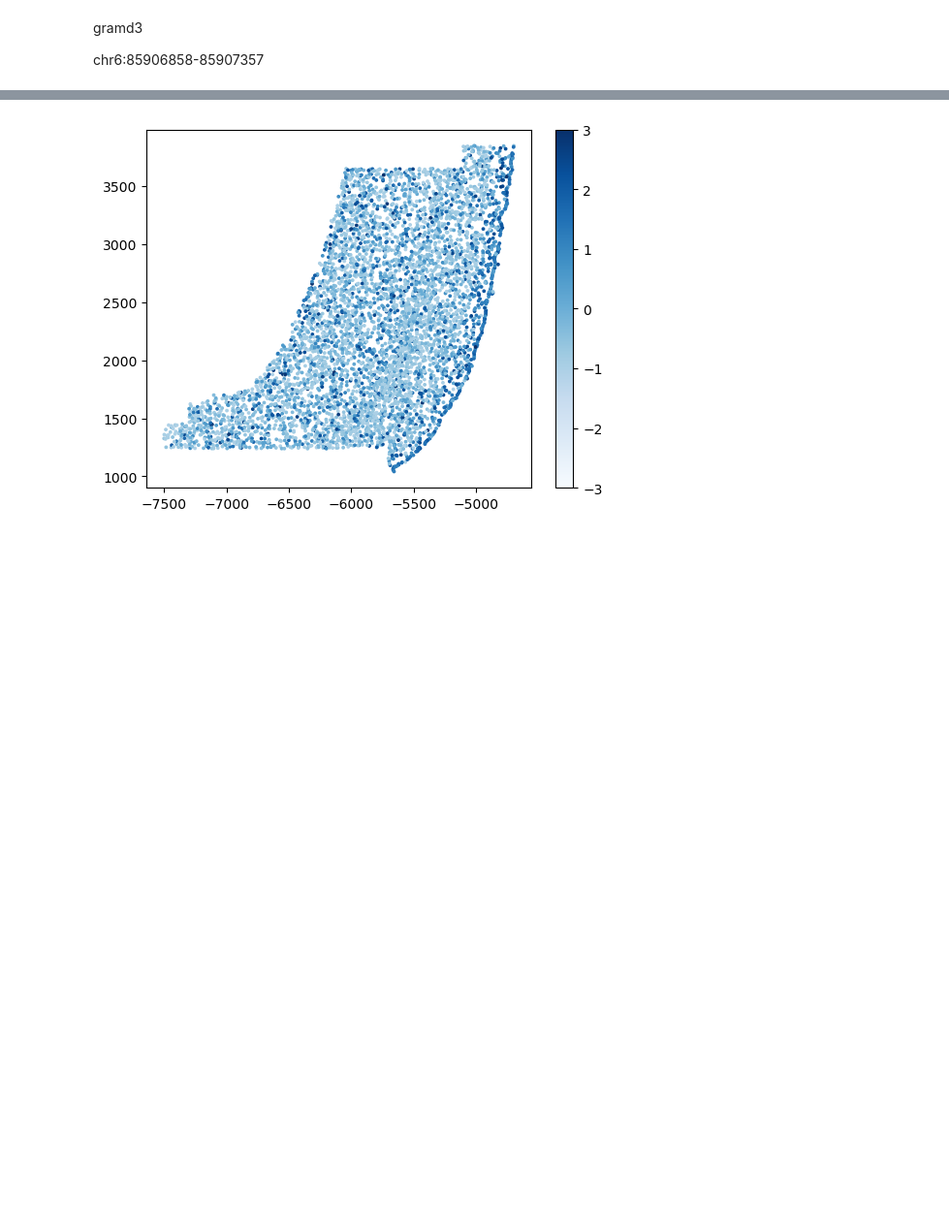
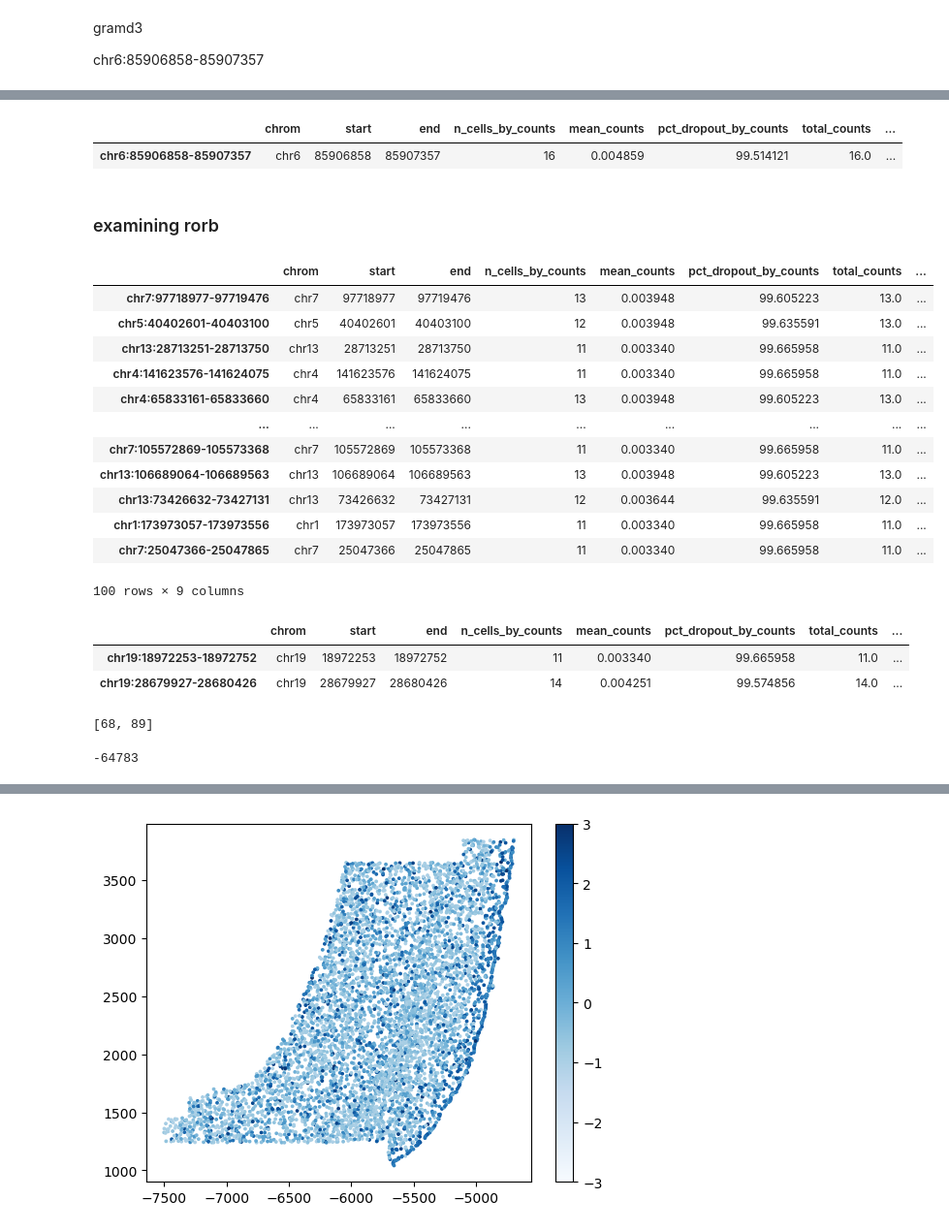
Before and after one commit to l-reich/spatial-chromatin-variability, a Jupyter notebook: src/Descart/Gene-peak_interaction_detection.ipynb, the cells around one changed output, grey strips where cells are left out. Shown at 97% size. Saved outputs shown, nothing was run; the diff lists cells and outputs as text; code cells hidden in the pictures; blank space fills up the shorter version.

Commit message:
examined correlation for rorb and tox

```diff
--- a/src/Descart/Gene-peak_interaction_detection.ipynb
+++ b/src/Descart/Gene-peak_interaction_detection.ipynb
@@ -397,0 +419,31 @@ chr6:85906858-85907357
+# %%
+atac_20000[:,19998].var
+# %% [output]
+|  | chrom | start | end | n_cells_by_counts | mean_counts | pct_dropout_by_counts | total_counts | ... |
+| chr6:85906858-85907357 | chr6 | 85906858 | 85907357 | 16 | 0.004859 | 99.514121 | 16.0 | ... |
+# %% [markdown]
+### examining rorb
+# %%
+gene_name = "rorb"
+gene_idx = list(expr_2000.var_names).index(gene_name)
+# %%
+peak_scores = g_p_similarity[gene_idx, :]
+# %%
+top_peak_indices = np.argsort(peak_scores)[::-1]  # descending order
+top_peaks = top_peak_indices[:100]  # get top 10 correlated peaks
+# %%
+atac_20000.var.iloc[top_peaks]
+# %% [output]
+|  | chrom | start | end | n_cells_by_counts | mean_counts | pct_dropout_by_counts | total_counts | ... |
+| chr7:97718977-97719476 | chr7 | 97718977 | 97719476 | 13 | 0.003948 | 99.605223 | 13.0 | ... |
+| chr5:40402601-40403100 | chr5 | 40402601 | 40403100 | 12 | 0.003948 | 99.635591 | 13.0 | ... |
+| chr13:28713251-28713750 | chr13 | 28713251 | 28713750 | 11 | 0.003340 | 99.665958 | 11.0 | ... |
+| chr4:141623576-141624075 | chr4 | 141623576 | 141624075 | 11 | 0.003340 | 99.665958 | 11.0 | ... |
+| chr4:65833161-65833660 | chr4 | 65833161 | 65833660 | 13 | 0.003948 | 99.605223 | 13.0 | ... |
+| ... | ... | ... | ... | ... | ... | ... | ... | ... |
+| chr7:105572869-105573368 | chr7 | 105572869 | 105573368 | 11 | 0.003340 | 99.665958 | 11.0 | ... |
+| chr13:106689064-106689563 | chr13 | 106689064 | 106689563 | 13 | 0.003948 | 99.605223 | 13.0 | ... |
+| chr13:73426632-73427131 | chr13 | 73426632 | 73427131 | 12 | 0.003644 | 99.635591 | 12.0 | ... |
+| chr1:173973057-173973556 | chr1 | 173973057 | 173973556 | 11 | 0.003340 | 99.665958 | 11.0 | ... |
+| chr7:25047366-25047865 | chr7 | 25047366 | 25047865 | 11 | 0.003340 | 99.665958 | 11.0 | ... |
+100 rows × 9 columns
@@ -397,0 +454,6 @@ chr6:85906858-85907357
+# %%
+chr19_peaks
+# %% [output]
+|  | chrom | start | end | n_cells_by_counts | mean_counts | pct_dropout_by_counts | total_counts | ... |
+| chr19:18972253-18972752 | chr19 | 18972253 | 18972752 | 11 | 0.003340 | 99.665958 | 11.0 | ... |
+| chr19:28679927-28680426 | chr19 | 28679927 | 28680426 | 14 | 0.004251 | 99.574856 | 14.0 | ... |
@@ -397,0 +462,8 @@ chr6:85906858-85907357
+# %%
+positions_in_top_peaks
+# %% [output]
+[68, 89]
+# %%
+18907969-18972752
+# %% [output]
+-64783
```
Also changed, not shown: parts of 23 cells of this notebook, 1 other file.
